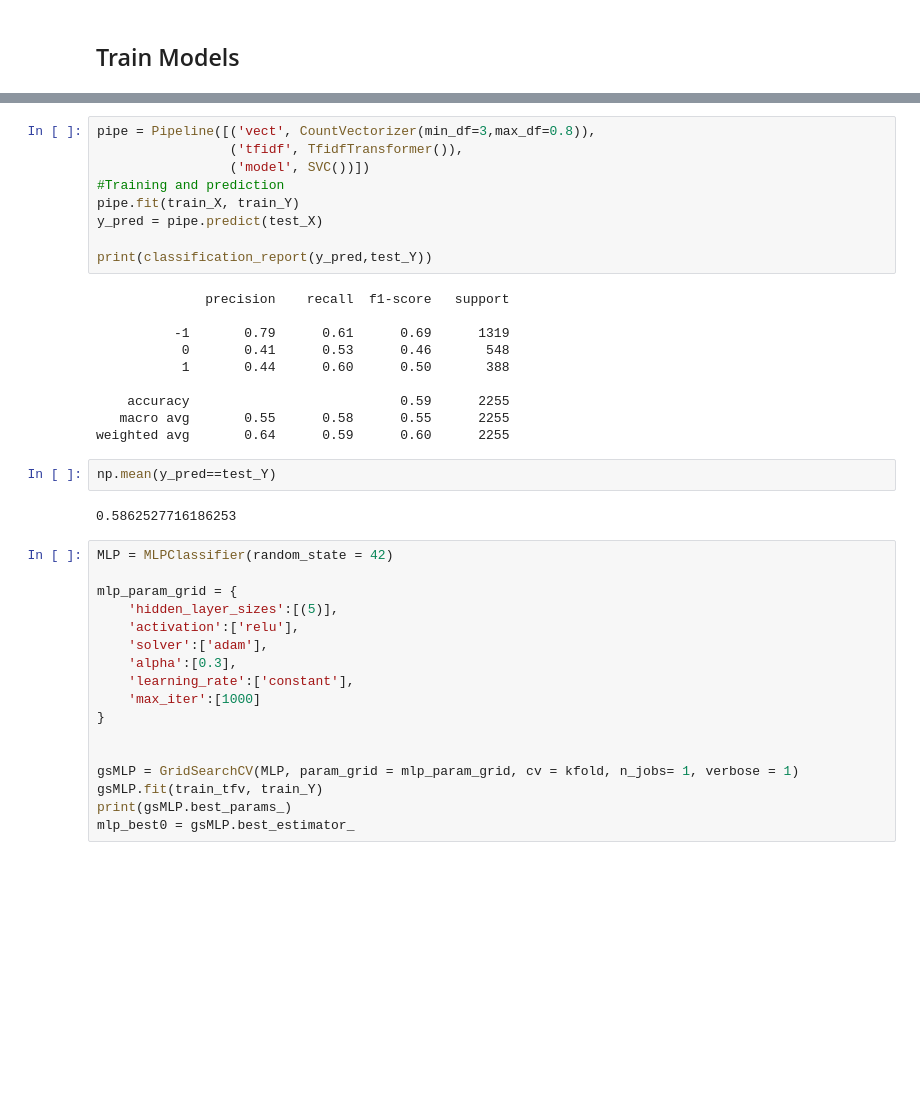
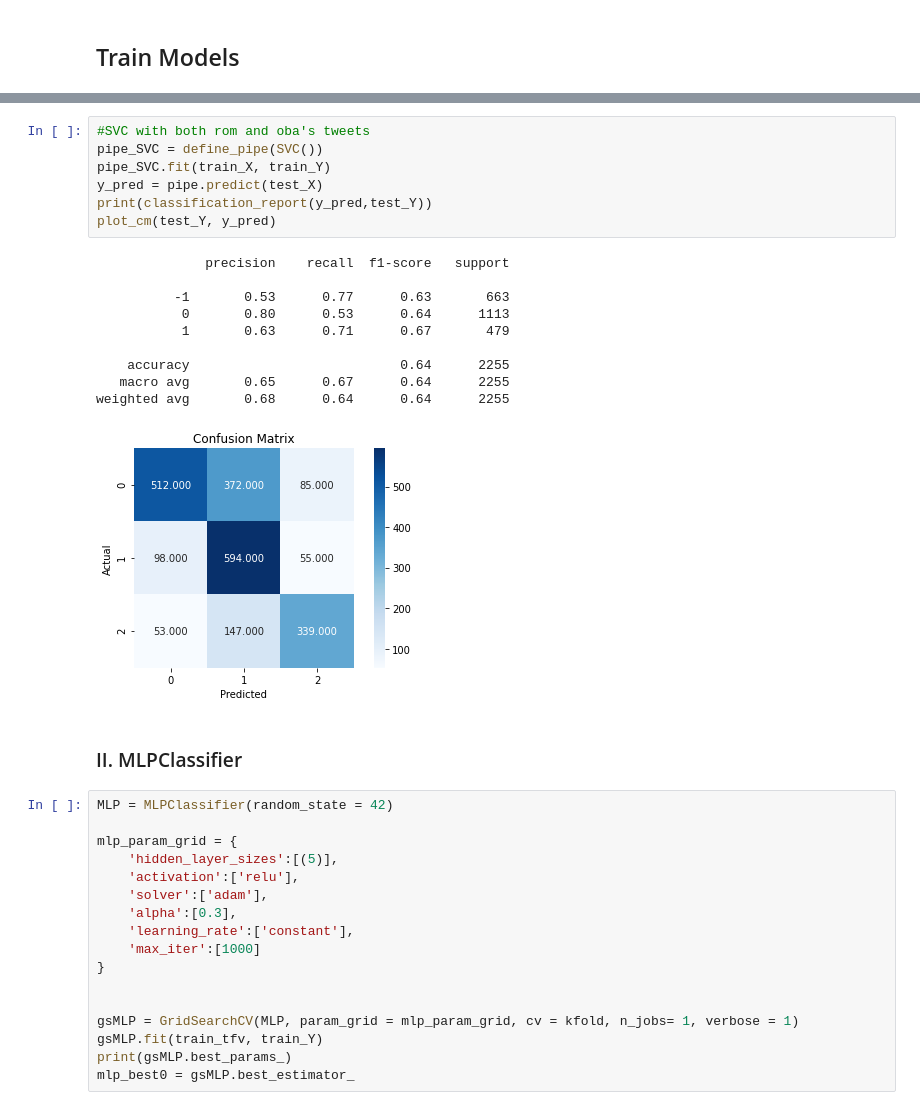
Before and after one commit to chiehhsi/Tweets_Sentiment_Analysis, a Jupyter notebook: Tweets_sentiment_analysis.ipynb, the cells around one changed output, grey strips where cells are left out. Cells and saved outputs as stored; diff of their text form; blank space fills up the shorter version.

```diff
--- a/Tweets_sentiment_analysis.ipynb
+++ b/Tweets_sentiment_analysis.ipynb
@@ -705,26 +681,23 @@ np.mean(y_pred==test_rom_Y)
 # %%
-pipe = Pipeline([('vect', CountVectorizer(min_df=3,max_df=0.8)),
-                 ('tfidf', TfidfTransformer()),
-                 ('model', SVC())])
-#Training and prediction
-pipe.fit(train_X, train_Y)
+#SVC with both rom and oba's tweets
+pipe_SVC = define_pipe(SVC())
+pipe_SVC.fit(train_X, train_Y)
 y_pred = pipe.predict(test_X)
-
 print(classification_report(y_pred,test_Y))
+plot_cm(test_Y, y_pred)
 # %% [output]
               precision    recall  f1-score   support
 
-          -1       0.79      0.61      0.69      1319
-           0       0.41      0.53      0.46       548
-           1       0.44      0.60      0.50       388
+          -1       0.53      0.77      0.63       663
+           0       0.80      0.53      0.64      1113
+           1       0.63      0.71      0.67       479
 
-    accuracy                           0.59      2255
-   macro avg       0.55      0.58      0.55      2255
-weighted avg       0.64      0.59      0.60      2255
+    accuracy                           0.64      2255
+   macro avg       0.65      0.67      0.64      2255
+weighted avg       0.68      0.64      0.64      2255
+[figure, added]
-# %%
-np.mean(y_pred==test_Y)
-# %% [output]
-0.5862527716186253
+# %% [markdown]
+### II. MLPClassifier
 # %%
 MLP = MLPClassifier(random_state = 42)
 
```
Also changed, not shown: parts of 32 cells of this notebook.
